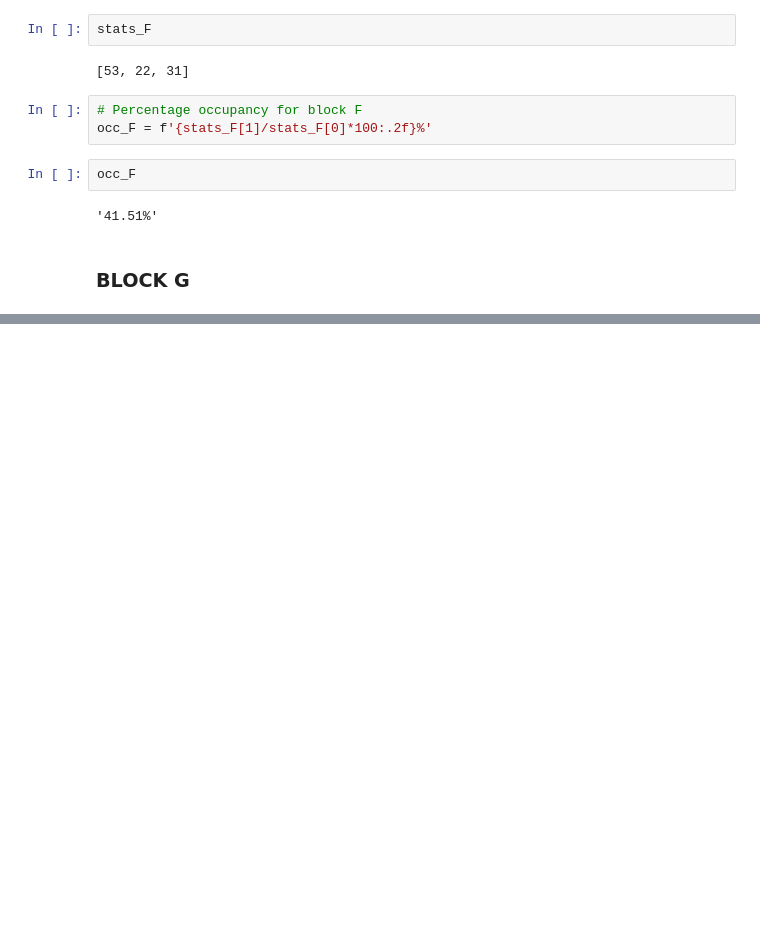
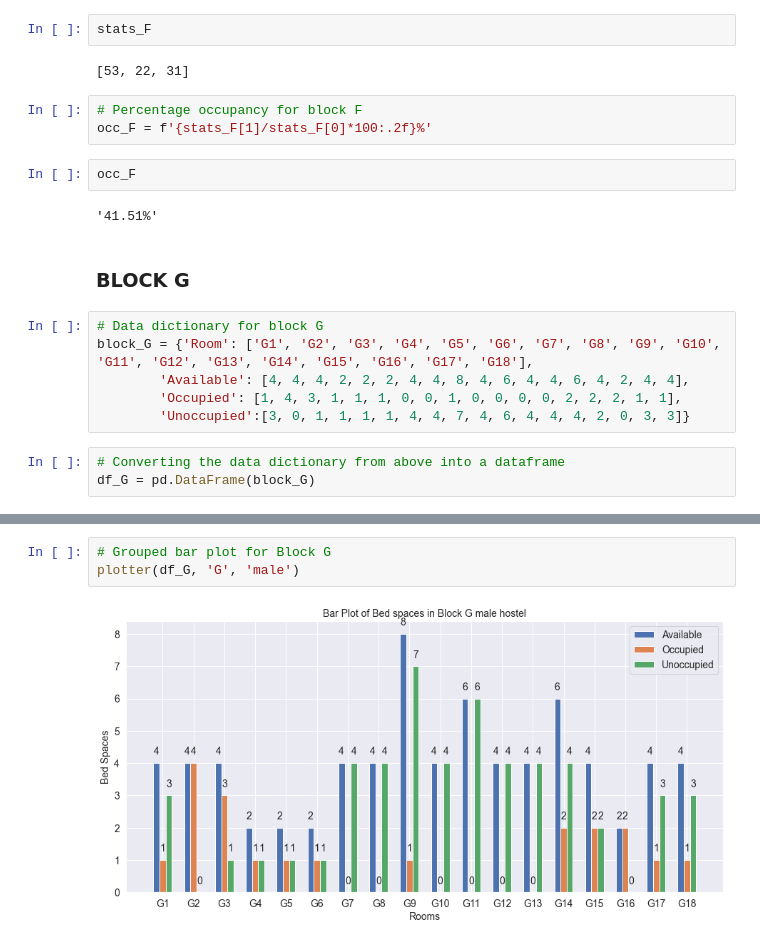
Before and after one commit to Melchizedeke/Data-Visualization-01, a Jupyter notebook: codes.ipynb, the cells around one changed output, grey strips where cells are left out. Drawn from its saved outputs; the diff is of its cells as text; blank space fills up the shorter version.

Commit message:
New plot

```diff
--- a/codes.ipynb
+++ b/codes.ipynb
@@ -330,3 +330,12 @@ occ_F
 '41.51%'
 # %% [markdown]
 ### BLOCK G
+# %%
+# Data dictionary for block G
+block_G = {'Room': ['G1', 'G2', 'G3', 'G4', 'G5', 'G6', 'G7', 'G8', 'G9', 'G10', 'G11', 'G12', 'G13', 'G14', 'G15', 'G16', 'G17', 'G18'],
+        'Available': [4, 4, 4, 2, 2, 2, 4, 4, 8, 4, 6, 4, 4, 6, 4, 2, 4, 4],
+        'Occupied': [1, 4, 3, 1, 1, 1, 0, 0, 1, 0, 0, 0, 0, 2, 2, 2, 1, 1],
+        'Unoccupied':[3, 0, 1, 1, 1, 1, 4, 4, 7, 4, 6, 4, 4, 4, 2, 0, 3, 3]}
+# %%
+# Converting the data dictionary from above into a dataframe
+df_G = pd.DataFrame(block_G)
@@ -332,0 +353,5 @@ occ_F
+# %%
+# Grouped bar plot for Block G
+plotter(df_G, 'G', 'male')
+# %% [output]
+[figure, added]
```
Also changed, not shown: parts of 1 cell of this notebook.
